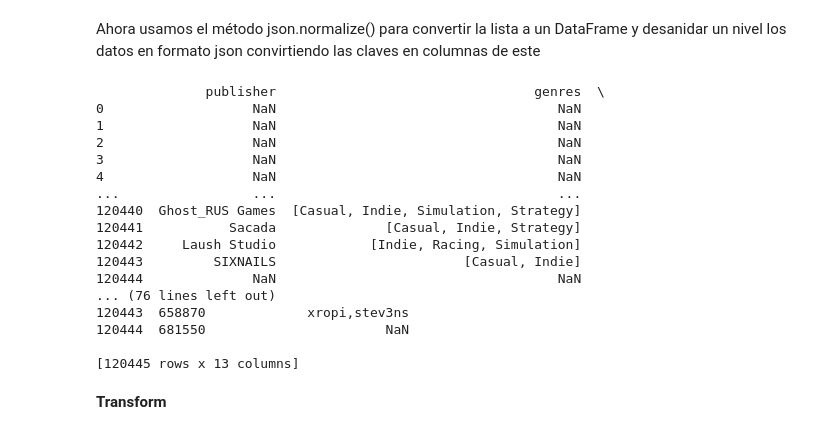
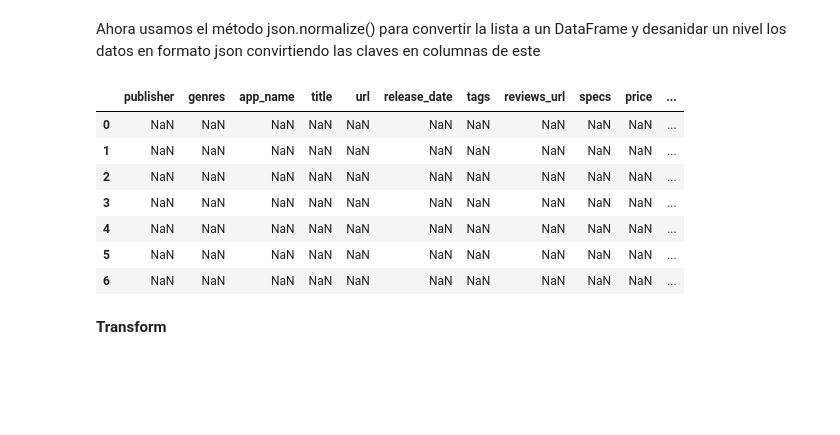
Before and after one commit to MiguelAngelEstupinanOrtega/Steam_MLOps_Project, a Jupyter notebook: etl_process.ipynb, the cells around one changed output. Drawn from its saved outputs; the diff is of its cells as text; code cells hidden in the pictures; blank space fills up the shorter version.

```diff
--- a/etl_process.ipynb
+++ b/etl_process.ipynb
@@ -23,25 +21,16 @@ with open("Datasets/steam_games.json", encoding = "latin1") as archivo_steam_gam
 Ahora usamos el método json.normalize() para convertir la lista a un DataFrame y desanidar un nivel los datos en formato json convirtiendo las claves en columnas de este
 # %%
 df_steam_games_procesado = pd.json_normalize(lista_registros_steam_games, max_level = 0)
-print(df_steam_games_procesado)
+df_steam_games_procesado.head(7)
 # %% [output]
-              publisher                                 genres  \
-0                   NaN                                    NaN
-1                   NaN                                    NaN
-2                   NaN                                    NaN
-3                   NaN                                    NaN
-4                   NaN                                    NaN
-...                 ...                                    ...
-120440  Ghost_RUS Games  [Casual, Indie, Simulation, Strategy]
-120441           Sacada              [Casual, Indie, Strategy]
-120442     Laush Studio            [Indie, Racing, Simulation]
-120443         SIXNAILS                        [Casual, Indie]
-120444              NaN                                    NaN
-... (76 lines left out)
-120443  658870             xropi,stev3ns
-120444  681550                       NaN
-
-[120445 rows x 13 columns]
+|  | publisher | genres | app_name | title | url | release_date | tags | reviews_url | specs | price | ... |
+| 0 | NaN | NaN | NaN | NaN | NaN | NaN | NaN | NaN | NaN | NaN | ... |
+| 1 | NaN | NaN | NaN | NaN | NaN | NaN | NaN | NaN | NaN | NaN | ... |
+| 2 | NaN | NaN | NaN | NaN | NaN | NaN | NaN | NaN | NaN | NaN | ... |
+| 3 | NaN | NaN | NaN | NaN | NaN | NaN | NaN | NaN | NaN | NaN | ... |
+| 4 | NaN | NaN | NaN | NaN | NaN | NaN | NaN | NaN | NaN | NaN | ... |
+| 5 | NaN | NaN | NaN | NaN | NaN | NaN | NaN | NaN | NaN | NaN | ... |
+| 6 | NaN | NaN | NaN | NaN | NaN | NaN | NaN | NaN | NaN | NaN | ... |
 # %% [markdown]
 **Transform**
 # %% [markdown]
```
Also changed, not shown: parts of 26 cells of this notebook, 2 other files.
